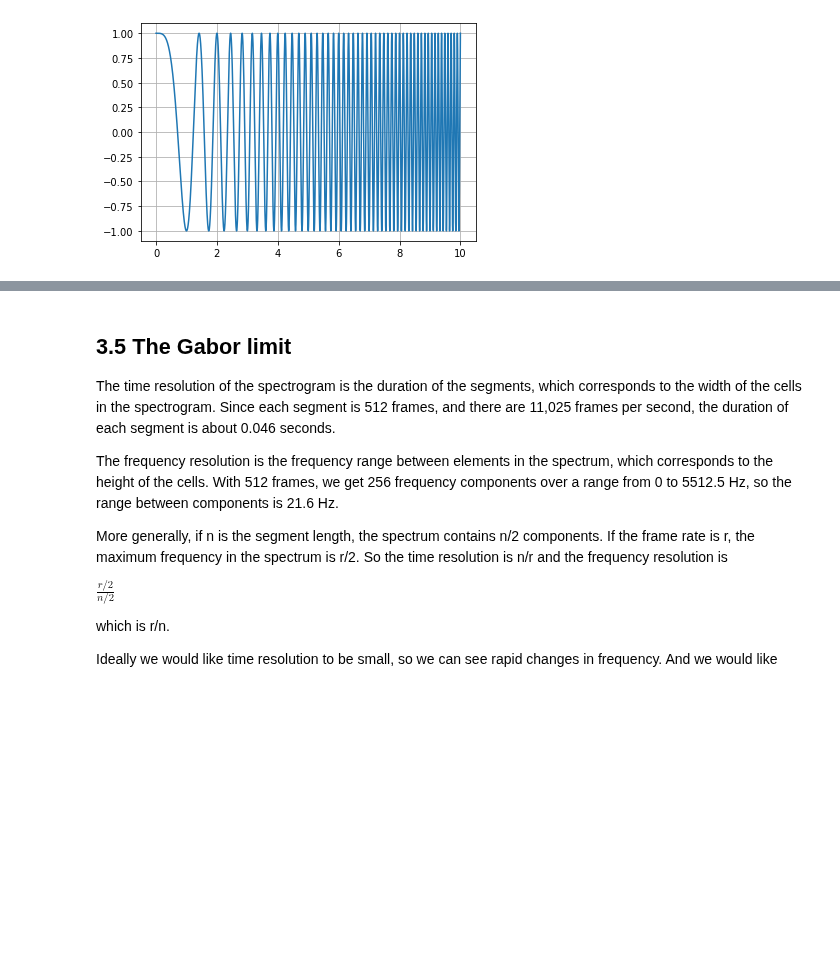
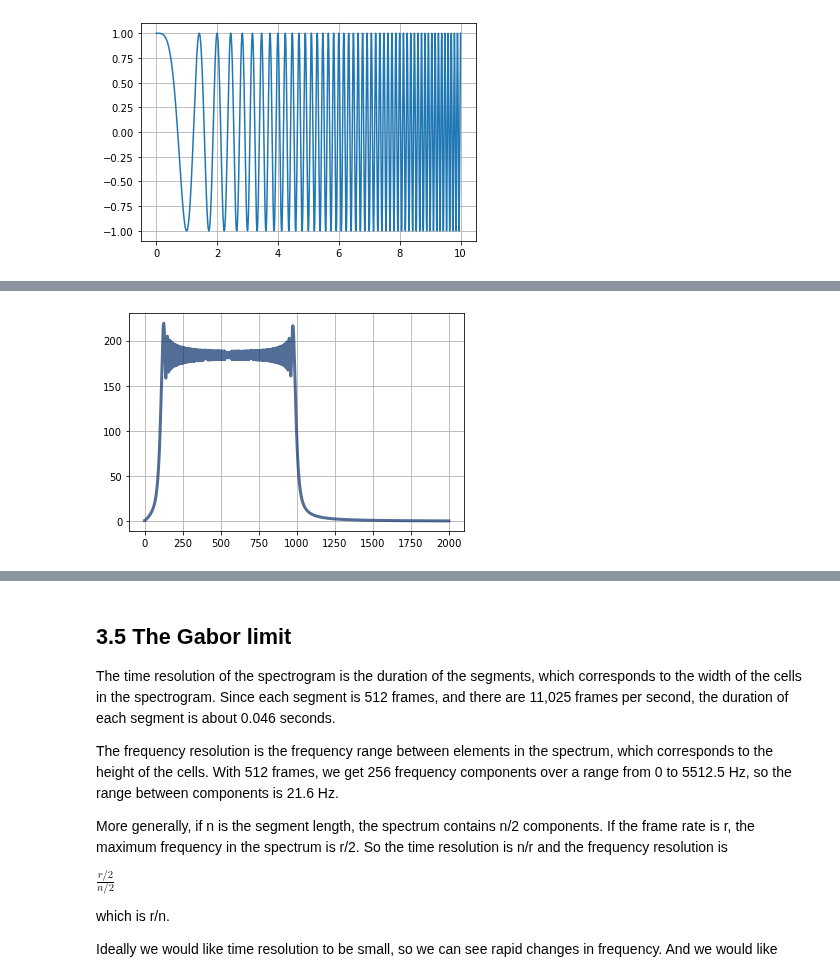
Before and after one commit to renyuanL/_ryDsp2020, a Jupyter notebook: code/ch03.ipynb, the cells around one changed output, grey strips where cells are left out. Saved outputs shown, nothing was run; the diff lists cells and outputs as text; code cells hidden in the pictures; blank space fills up the shorter version.

```diff
--- a/code/ch03.ipynb
+++ b/code/ch03.ipynb
@@ -311,3 +488,13 @@ The spectrum has components at every frequency from 220 to 440 Hz, with variatio
 The spectrum is approximately flat between 220 and 440 Hz, which indicates that the signal spends equal time at each frequency in this range. Based on that observation, you should be able to guess what the spectrum of an exponential chirp looks like.
 
 The spectrum gives hints about the structure of the signal, but it obscures the relationship between frequency and time. For example, we cannot tell by looking at this spectrum whether the frequency went up or down, or both.
+# %%
+x = RyChirp(start=100, end=1000)
+w = x.make_wave(duration=1)
+
+s = w.make_spectrum()
+s.plot(high=2000)
+pl.grid()
+
+w.make_audio()
+# %% [output]
@@ -313,0 +502 @@ The spectrum gives hints about the structure of the signal, but it obscures the
+[figure, added]
```
Also changed, not shown: parts of 25 cells of this notebook, 1 other file.
